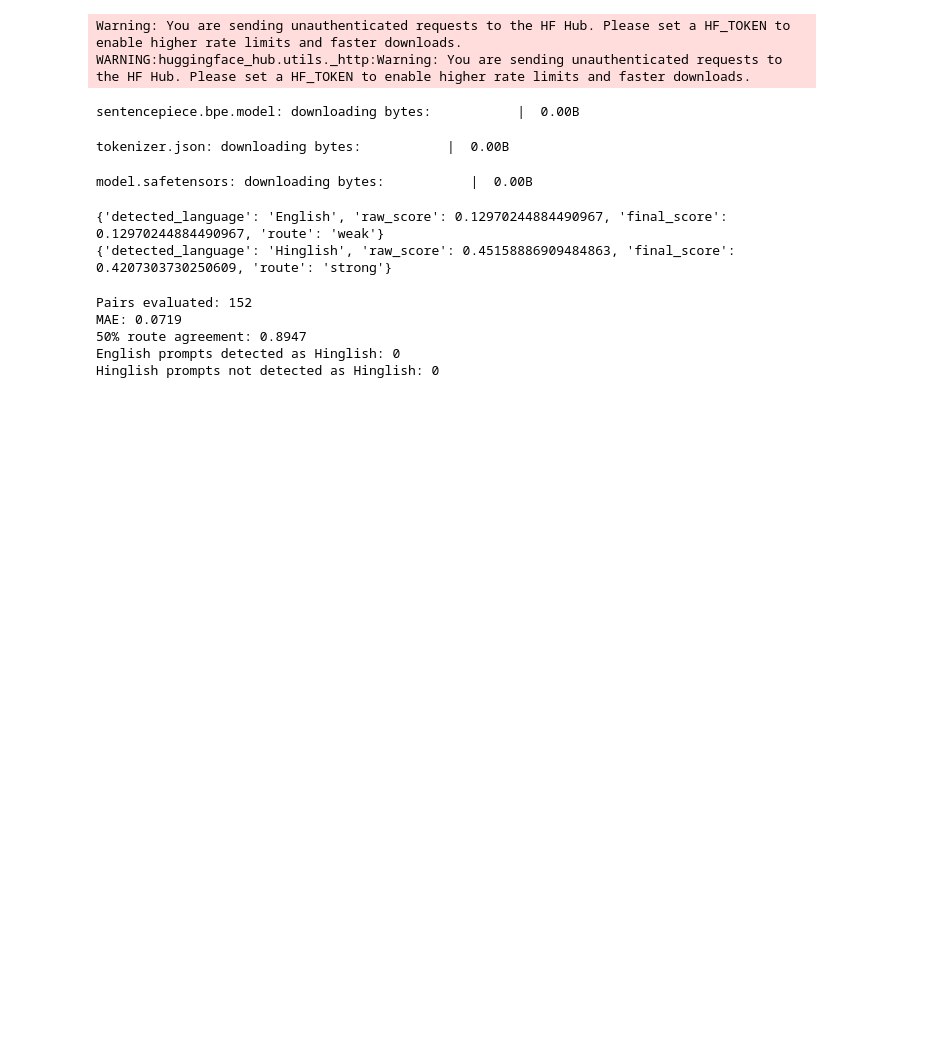
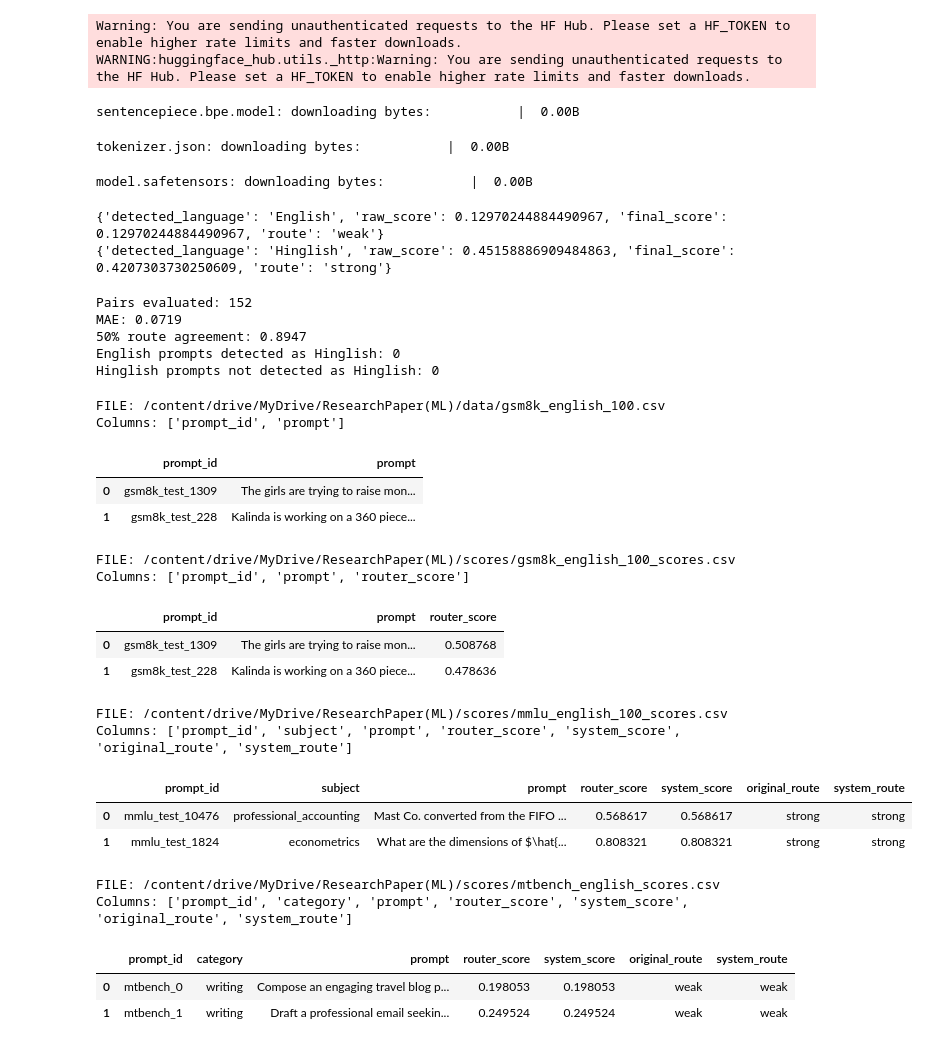
Before and after one commit to nehamalhotra-21/codemixing_llmrouter, a Jupyter notebook: person4_RouteLLM_Benchmark_Comparison.ipynb, the cells around one changed output. Drawn from its saved outputs; the diff is of its cells as text; code cells hidden in the pictures; blank space fills up the shorter version.

```diff
--- a/person4_RouteLLM_Benchmark_Comparison.ipynb
+++ b/person4_RouteLLM_Benchmark_Comparison.ipynb
@@ -1025,3 +1025,38 @@ MAE: 0.0719
 50% route agreement: 0.8947
 English prompts detected as Hinglish: 0
 Hinglish prompts not detected as Hinglish: 0
+# %%
+import os
+import pandas as pd
+
+for root, dirs, files in os.walk(BASE):
+    for file in files:
+        name = file.lower()
+        if any(term in name for term in ["gsm8k", "mmlu", "mtbench", "mt-bench"]):
+            path = os.path.join(root, file)
+            print("\nFILE:", path)
+            if file.endswith(".csv"):
+                df = pd.read_csv(path)
+                print("Columns:", df.columns.tolist())
+                display(df.head(2))
+# %% [output]
+FILE: /content/drive/MyDrive/ResearchPaper(ML)/data/gsm8k_english_100.csv
+Columns: ['prompt_id', 'prompt']
+|  | prompt_id | prompt |
+| 0 | gsm8k_test_1309 | The girls are trying to raise mon... |
+| 1 | gsm8k_test_228 | Kalinda is working on a 360 piece... |
+FILE: /content/drive/MyDrive/ResearchPaper(ML)/scores/gsm8k_english_100_scores.csv
+Columns: ['prompt_id', 'prompt', 'router_score']
+|  | prompt_id | prompt | router_score |
+| 0 | gsm8k_test_1309 | The girls are trying to raise mon... | 0.508768 |
+| 1 | gsm8k_test_228 | Kalinda is working on a 360 piece... | 0.478636 |
+FILE: /content/drive/MyDrive/ResearchPaper(ML)/scores/mmlu_english_100_scores.csv
+Columns: ['prompt_id', 'subject', 'prompt', 'router_score', 'system_score', 'original_route', 'system_route']
+|  | prompt_id | subject | prompt | router_score | system_score | original_route | system_route |
+| 0 | mmlu_test_10476 | professional_accounting | Mast Co. converted from the FIFO ... | 0.568617 | 0.568617 | strong | strong |
+| 1 | mmlu_test_1824 | econometrics | What are the dimensions of $\hat{... | 0.808321 | 0.808321 | strong | strong |
+FILE: /content/drive/MyDrive/ResearchPaper(ML)/scores/mtbench_english_scores.csv
+Columns: ['prompt_id', 'category', 'prompt', 'router_score', 'system_score', 'original_route', 'system_route']
+|  | prompt_id | category | prompt | router_score | system_score | original_route | system_route |
+| 0 | mtbench_0 | writing | Compose an engaging travel blog p... | 0.198053 | 0.198053 | weak | weak |
+| 1 | mtbench_1 | writing | Draft a professional email seekin... | 0.249524 | 0.249524 | weak | weak |
```
Also changed, not shown: parts of 1 cell of this notebook.
